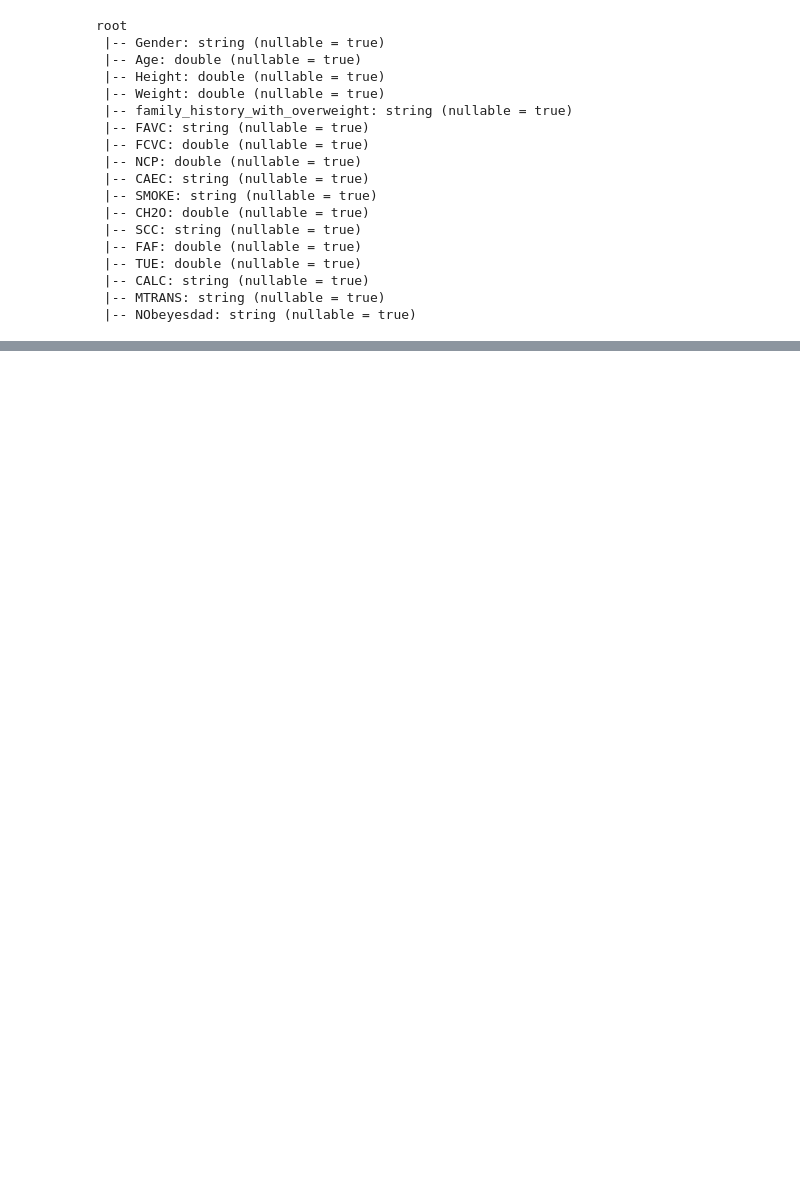
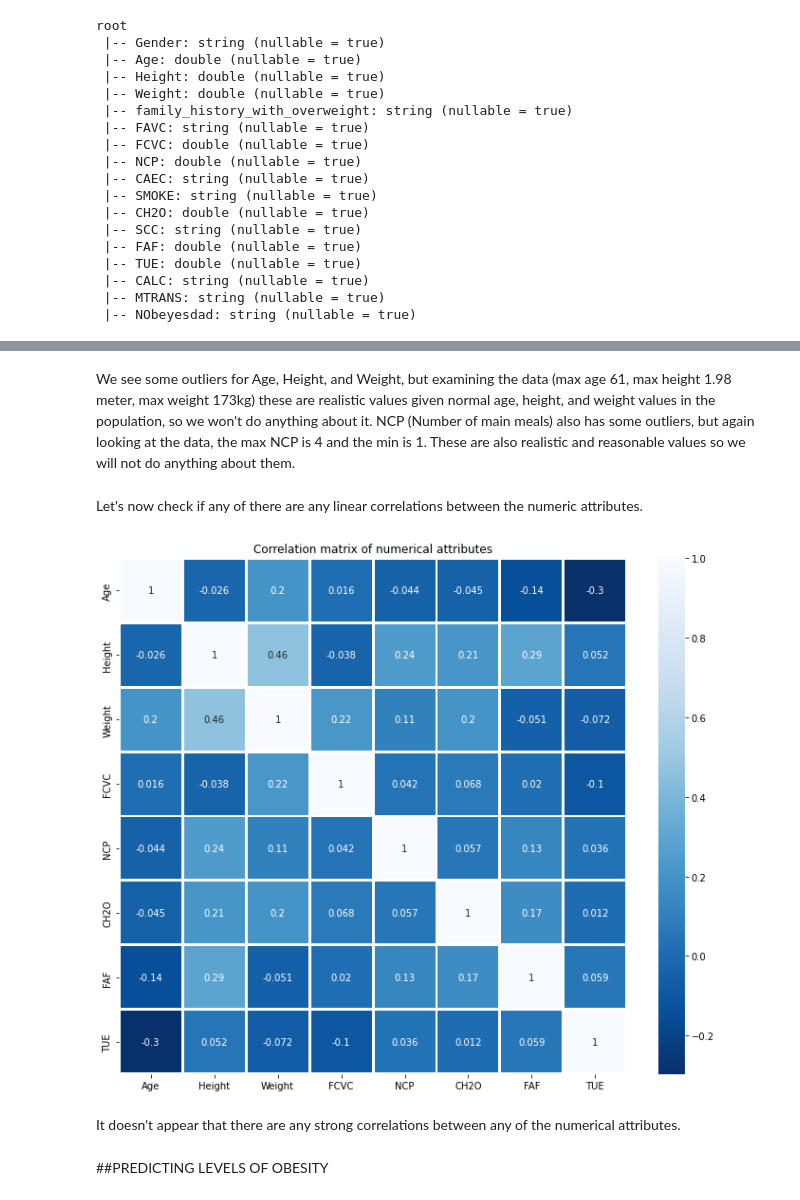
Before and after one commit to marymlucas/obesity_lifestyle_diet, a Jupyter notebook: project.ipynb, the cells around one changed output, grey strips where cells are left out. Cells and saved outputs as stored; diff of their text form; code cells hidden in the pictures; blank space fills up the shorter version.

```diff
--- a/project.ipynb
+++ b/project.ipynb
@@ -133,0 +301,19 @@ root
+# %% [markdown]
+We see some outliers for Age, Height, and Weight, but examining the data (max age 61, max height 1.98 meter, max weight 173kg) these are realistic values given normal age, height, and weight values in the population, so we won't do anything about it. NCP (Number of main meals) also has some outliers, but again looking at the data, the max NCP is 4 and the min is 1. These are also realistic and reasonable values so we will not do anything about them.
+# %% [markdown]
+Let's now check if any of there are any linear correlations between the numeric attributes.
+# %%
+import seaborn as sns
+
+data_corr = raw_data.toPandas().corr()
+
+plt.figure(figsize = (12, 10))
+sns.heatmap(data_corr, annot = True, cbar=True, cmap="Blues_r", linewidths = 2, linecolor = "white")
+plt.title("Correlation matrix of numerical attributes")
+plt.show()
+# %% [output]
+[figure, added]
+# %% [markdown]
+It doesn't appear that there are any strong correlations between any of the numerical attributes.
+# %% [markdown]
+##PREDICTING LEVELS OF OBESITY
```
Also changed, not shown: parts of 31 cells of this notebook.
